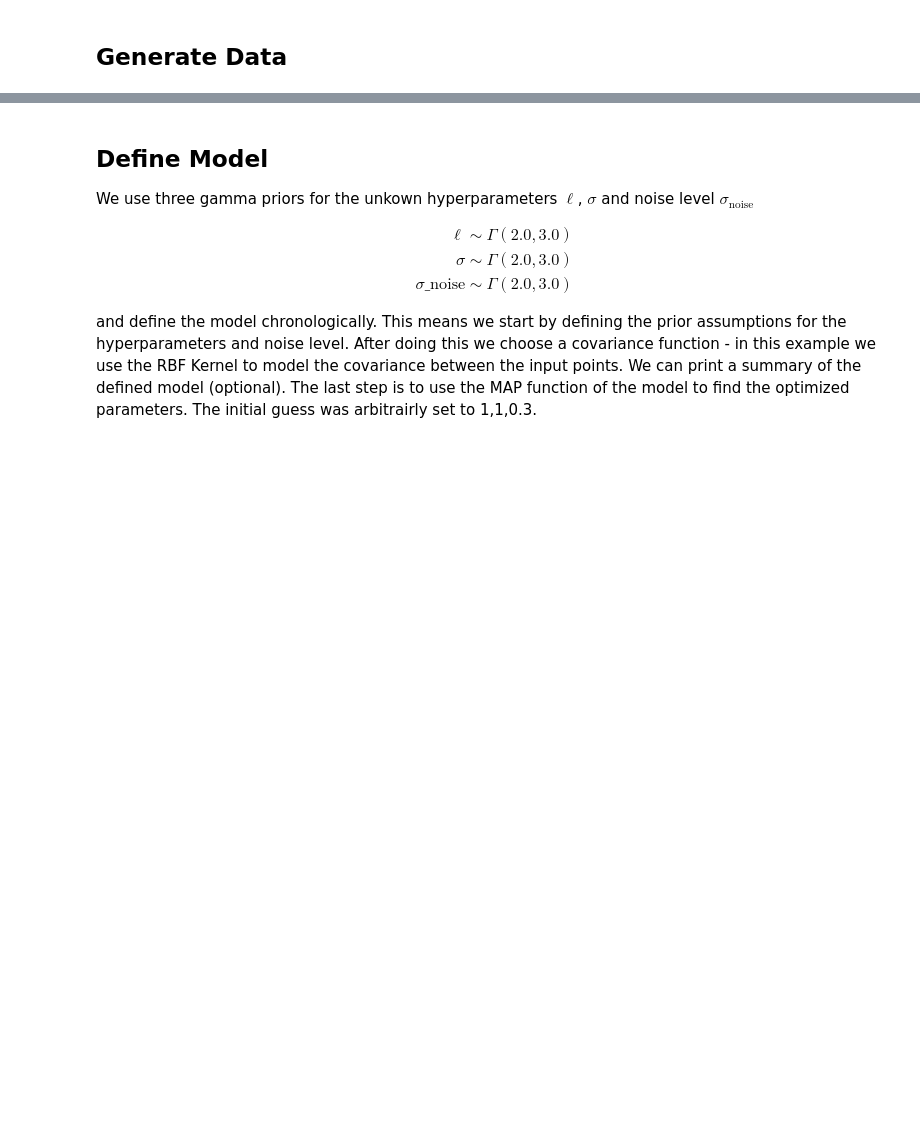
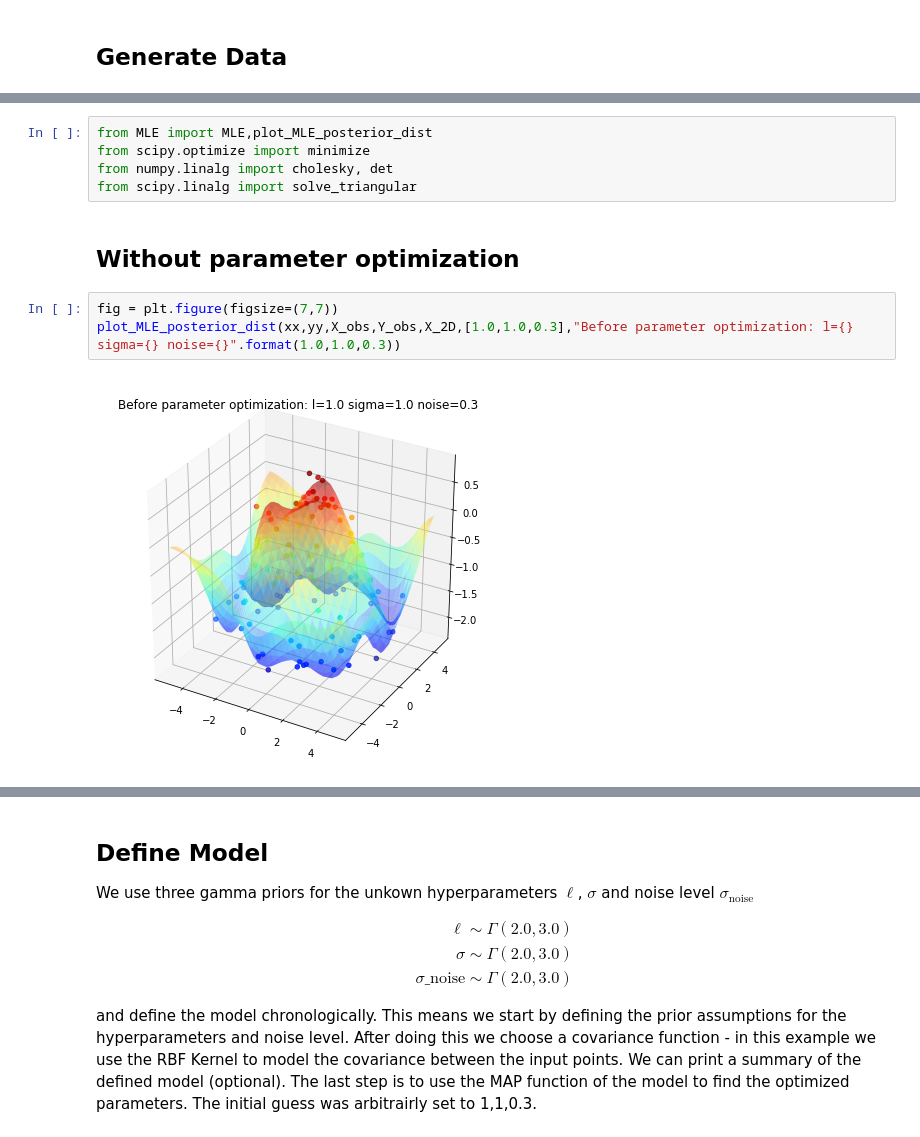
Before and after one commit to jsve96/MA_GPR, a Jupyter notebook: Example_1.ipynb, the cells around one changed output, grey strips where cells are left out. Drawn from its saved outputs; the diff is of its cells as text; blank space fills up the shorter version.

```diff
--- a/Example_1.ipynb
+++ b/Example_1.ipynb
@@ -27,0 +28,12 @@ ax2.set_xlabel('X2');
+# %%
+from MLE import MLE,plot_MLE_posterior_dist
+from scipy.optimize import minimize
+from numpy.linalg import cholesky, det
+from scipy.linalg import solve_triangular
+# %% [markdown]
+## Without parameter optimization
+# %%
+fig = plt.figure(figsize=(7,7))
+plot_MLE_posterior_dist(xx,yy,X_obs,Y_obs,X_2D,[1.0,1.0,0.3],"Before parameter optimization: l={} sigma={} noise={}".format(1.0,1.0,0.3))
+# %% [output]
+[figure, added]
```
Also changed, not shown: parts of 14 cells of this notebook, 2 other files.
